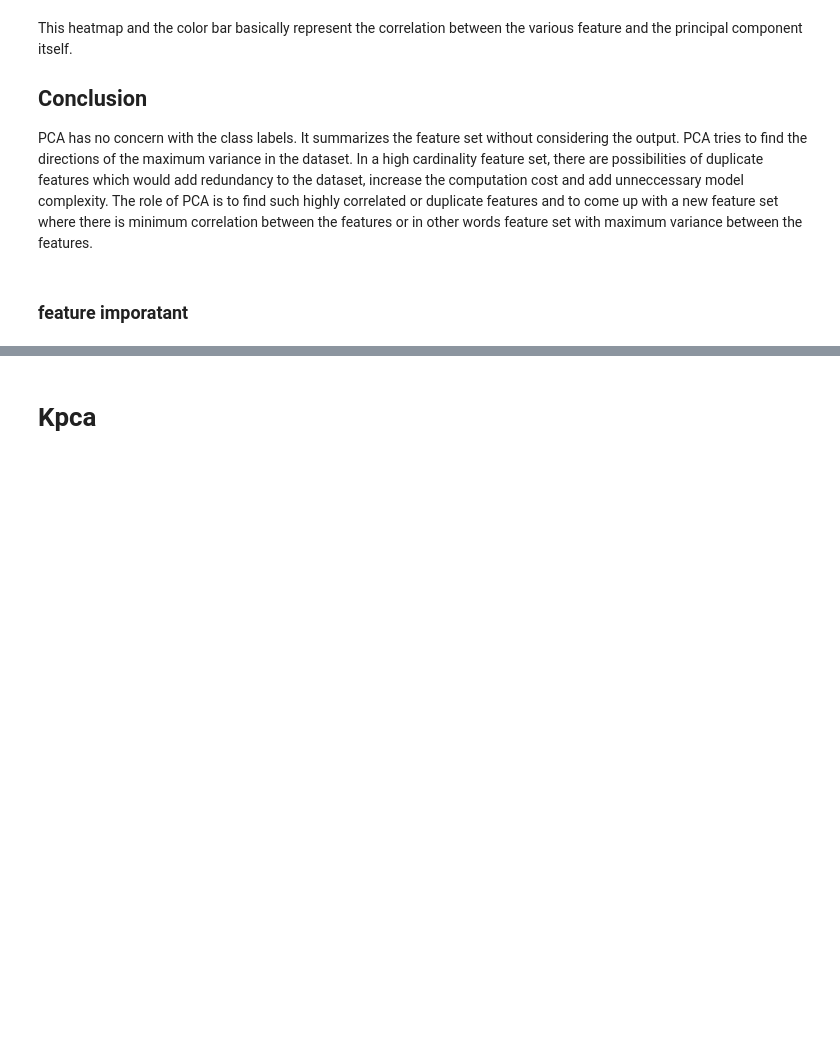
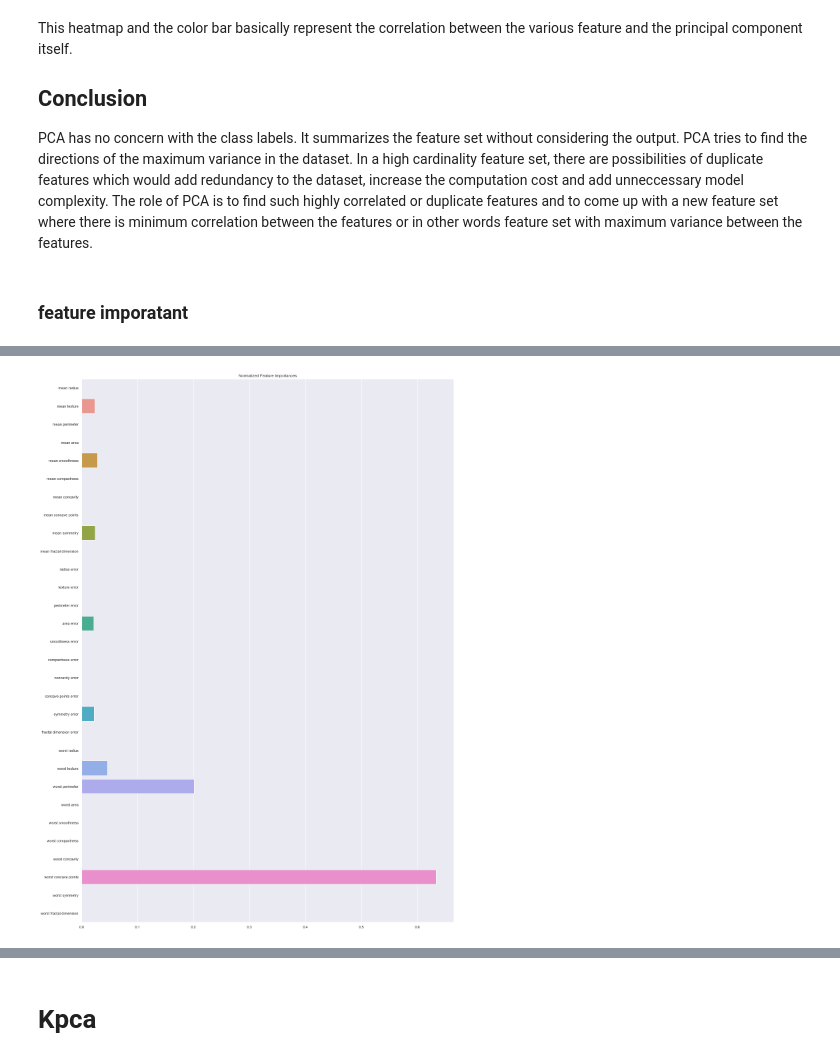
Before and after one commit to Wamuza1/dimensionality_Reduction, a Jupyter notebook: Breast_Cancer_Analysis.ipynb, the cells around one changed output, grey strips where cells are left out. Cells and saved outputs as stored; diff of their text form; code cells hidden in the pictures; blank space fills up the shorter version.

```diff
--- a/Breast_Cancer_Analysis.ipynb
+++ b/Breast_Cancer_Analysis.ipynb
@@ -125,7 +64,3 @@ print(y)
  1 1 1 1 1 1 0 1 0 1 1 0 1 1 1 1 1 0 0 1 0 1 0 1 1 1 1 1 0 1 1 0 1 0 1 0 0
  1 1 1 0 1 1 1 1 1 1 1 1 1 1 1 0 1 0 0 1 1 1 1 1 1 1 1 1 1 1 1 1 1 1 1 1 1
  1 1 1 1 1 1 1 0 0 0 0 0 0 1]
-# %%
-#### 4.2 Correlation heatmap of the numberic variables
-plt.rcParams['figure.figsize'] = 20,10  # control plot sizeimport seaborn as sns
-sns.heatmap(X.corr())
@@ -315,0 +265,13 @@ IndentationError: unexpected indent (2977586592.py, line 3)
+# %%
+X = pd.DataFrame(cancer['data'],columns=cancer['feature_names'])
+y = cancer['target']
+# %%
+from sklearn.tree import DecisionTreeClassifier
+from sklearn.model_selection import train_test_split, cross_val_score
+# train and test split
+X_train, X_test, y_train, y_test = train_test_split(X, y, test_size=0.2, random_state=0)
+# %%
+DecisionTreeModel.fit(X_train, y_train)
+### Verification:
+results = pd.DataFrame(index= X_train.columns, data={'importance':DecisionTreeModel.feature_importances_})
+print('Feature importances:\n{}'.format(results))
@@ -315,0 +296,8 @@ IndentationError: unexpected indent (2977586592.py, line 3)
+# %%
+# Plot feature importances
+plt.rcParams['figure.figsize'] = 20,30
+plt.title('Normalized Feature Importances')
+sns.barplot(x = DecisionTreeModel.feature_importances_, y =X_train.columns, orient = 'h')
+plt.show()
+# %% [output]
+[figure, added]
```
Also changed, not shown: parts of 22 cells of this notebook.
